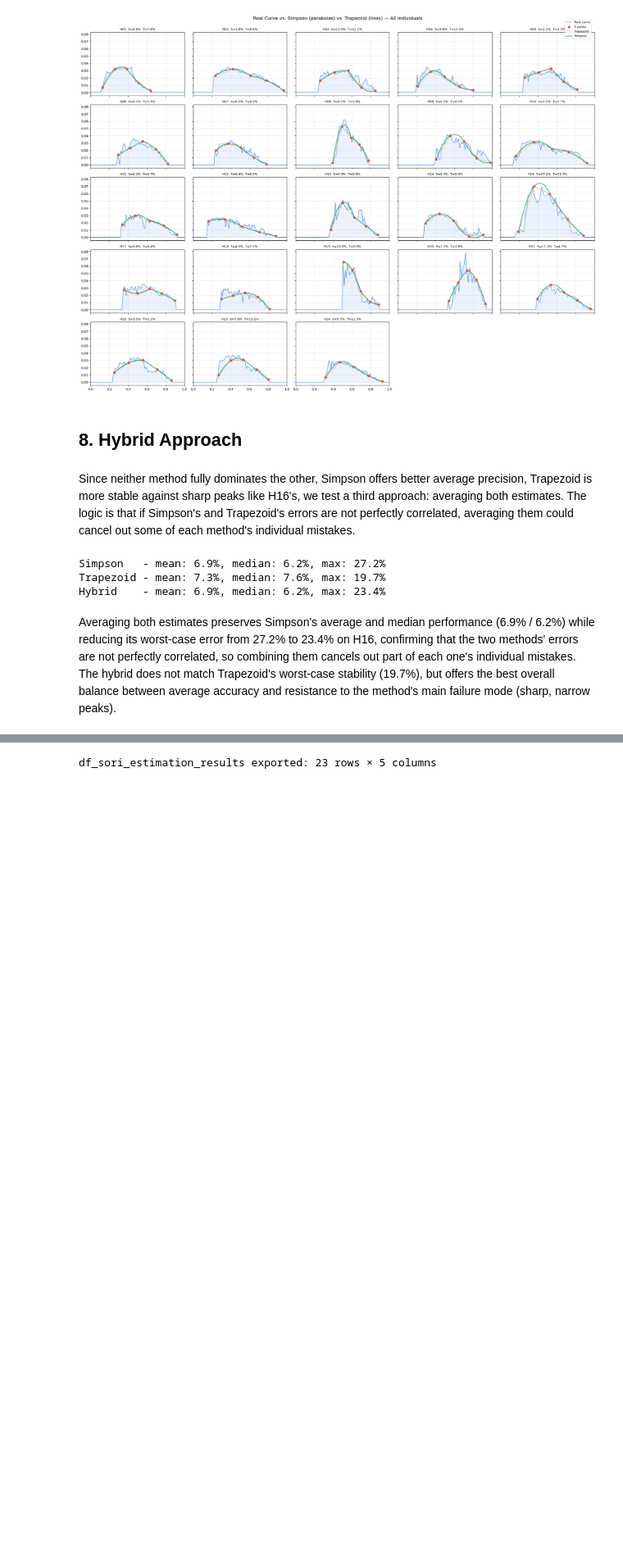
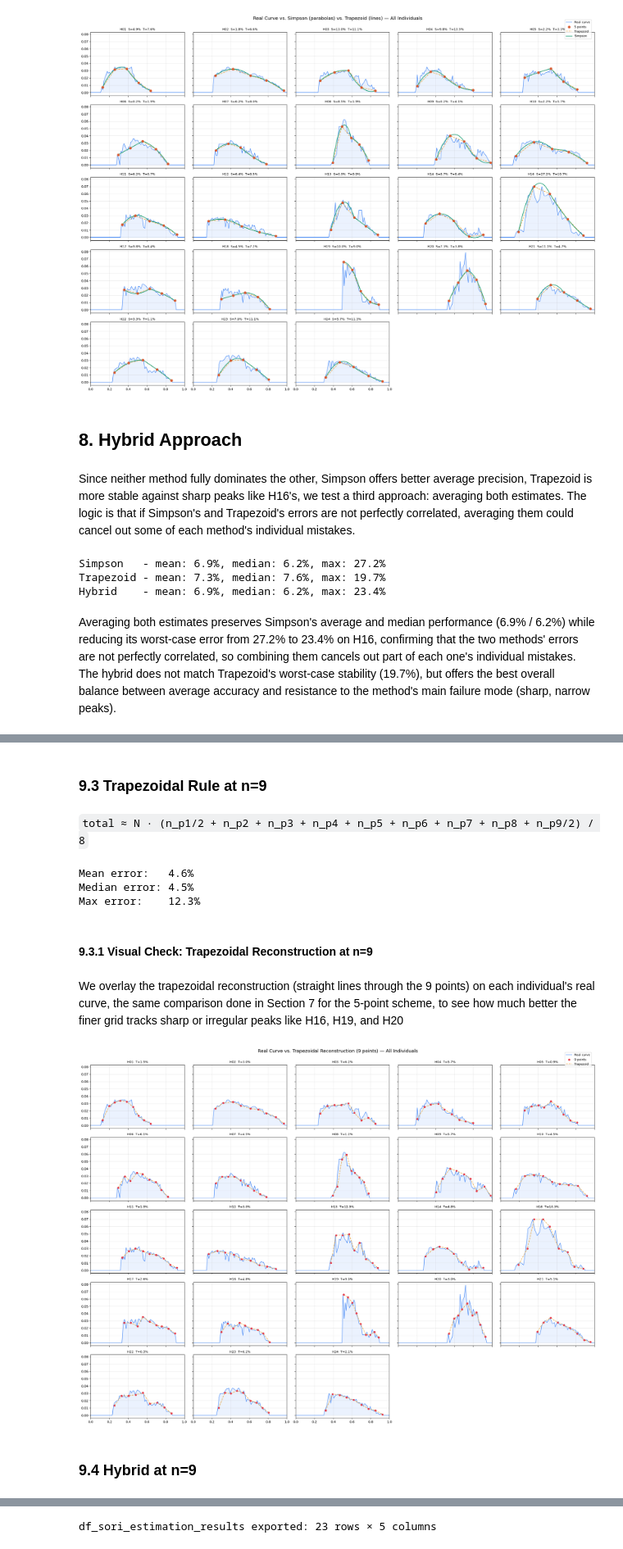
Before and after one commit to juan-llanos/fern-reproductive-morphometrics, a Jupyter notebook: notebooks/06_sori_estimation_reduced_sampling.ipynb, the cells around one changed output, grey strips where cells are left out. Shown at 82% size. Drawn from its saved outputs; the diff is of its cells as text; code cells hidden in the pictures; blank space fills up the shorter version.

```diff
--- a/notebooks/06_sori_estimation_reduced_sampling.ipynb
+++ b/notebooks/06_sori_estimation_reduced_sampling.ipynb
@@ -341,0 +640,74 @@ Averaging both estimates preserves Simpson's average and median performance (6.9
+# %% [markdown]
+### 9.3 Trapezoidal Rule at n=9
+# %% [markdown]
+`total ≈ N · (n_p1/2 + n_p2 + n_p3 + n_p4 + n_p5 + n_p6 + n_p7 + n_p8 + n_p9/2) / 8`
+# %%
+df_shape_points_9["sori_estimated_trapezoid"] = (
+    (df_shape_points_9["sori_p1"]/2 + df_shape_points_9["sori_p2"] + df_shape_points_9["sori_p3"] +
+     df_shape_points_9["sori_p4"] + df_shape_points_9["sori_p5"] + df_shape_points_9["sori_p6"] +
+     df_shape_points_9["sori_p7"] + df_shape_points_9["sori_p8"] + df_shape_points_9["sori_p9"]/2) / 8
+) * df_shape_points_9["n_fertile_rows"]
+
+df_shape_points_9["error_pct_trapezoid"] = (
+    (df_shape_points_9["sori_estimated_trapezoid"] - df_shape_points_9["total_real"]).abs()
+    / df_shape_points_9["total_real"] * 100
+).round(1)
+
+print(f"Mean error:   {df_shape_points_9['error_pct_trapezoid'].mean():.1f}%")
+print(f"Median error: {df_shape_points_9['error_pct_trapezoid'].median():.1f}%")
+print(f"Max error:    {df_shape_points_9['error_pct_trapezoid'].max():.1f}%")
+# %% [output]
+Mean error:   4.6%
+Median error: 4.5%
+Max error:    12.3%
+# %% [markdown]
+#### 9.3.1 Visual Check: Trapezoidal Reconstruction at n=9
+# %% [markdown]
+We overlay the trapezoidal reconstruction (straight lines through the 9 points) on each individual's real curve, the same comparison done in Section 7 for the 5-point scheme, to see how much better the finer grid tracks sharp or irregular peaks like H16, H19, and H20
+# %%
+ids = sorted(df_sori_real["individual_id"].unique())
+point_labels = ["p1", "p2", "p3", "p4", "p5", "p6", "p7", "p8", "p9"]
+
+n_cols = 5
+n_rows = int(np.ceil(len(ids) / n_cols))
+
+fig, axes = plt.subplots(n_rows, n_cols, figsize=(22, 3.2 * n_rows), sharex=True, sharey=True)
+axes = axes.flatten()
+
+for i, ind in enumerate(ids):
+    group = df_sori_real[df_sori_real["individual_id"] == ind].sort_values("row_id", ascending=True).reset_index(drop=True)
+    total = group["n_sori_per_row"].sum()
+    proportion = group["n_sori_per_row"] / total
+    x_real = np.linspace(0, 1, len(group))
+
+    points_row = df_shape_points_9[df_shape_points_9["individual_id"] == ind].iloc[0]
+    x9 = np.array([points_row[f"{lbl}_pos"] for lbl in point_labels])
+    y9_abs = np.array([points_row[f"sori_{lbl}"] for lbl in point_labels])
+    y9 = y9_abs / total
+
+    error_trapezoid = points_row["error_pct_trapezoid"]
+
+    axes[i].plot(x_real, proportion, color="#3b82f6", lw=1.2, label="Real curve")
+    axes[i].fill_between(x_real, proportion, alpha=0.10, color="#3b82f6")
+
+    axes[i].scatter(x9, y9, color="#e63946", s=25, zorder=5, label="9 points")
+    axes[i].plot(x9, y9, "--", color="#E8A33D", lw=1.6, alpha=0.9, label="Trapezoid")
+
+    axes[i].set_title(f"{ind}  T={error_trapezoid:.1f}%", fontsize=9.5)
+    axes[i].grid(alpha=0.3)
+    axes[i].set_xlim(0, 1)
+
+for j in range(i + 1, len(axes)):
+    axes[j].axis("off")
+
+handles, labels = axes[0].get_legend_handles_labels()
+fig.legend(handles, labels, loc="upper right", bbox_to_anchor=(0.99, 0.995), fontsize=9)
+
+fig.suptitle("Real Curve vs. Trapezoidal Reconstruction (9 points) — All Individuals", fontsize=14, y=1.0)
+plt.tight_layout()
+plt.savefig("../outputs/figures/06_trapezoid_n9.png", dpi=300, bbox_inches="tight")
+plt.show()
+# %% [output]
+[figure, added]
+# %% [markdown]
+### 9.4 Hybrid at n=9
```
Also changed, not shown: parts of 42 cells of this notebook, 4 other files.
